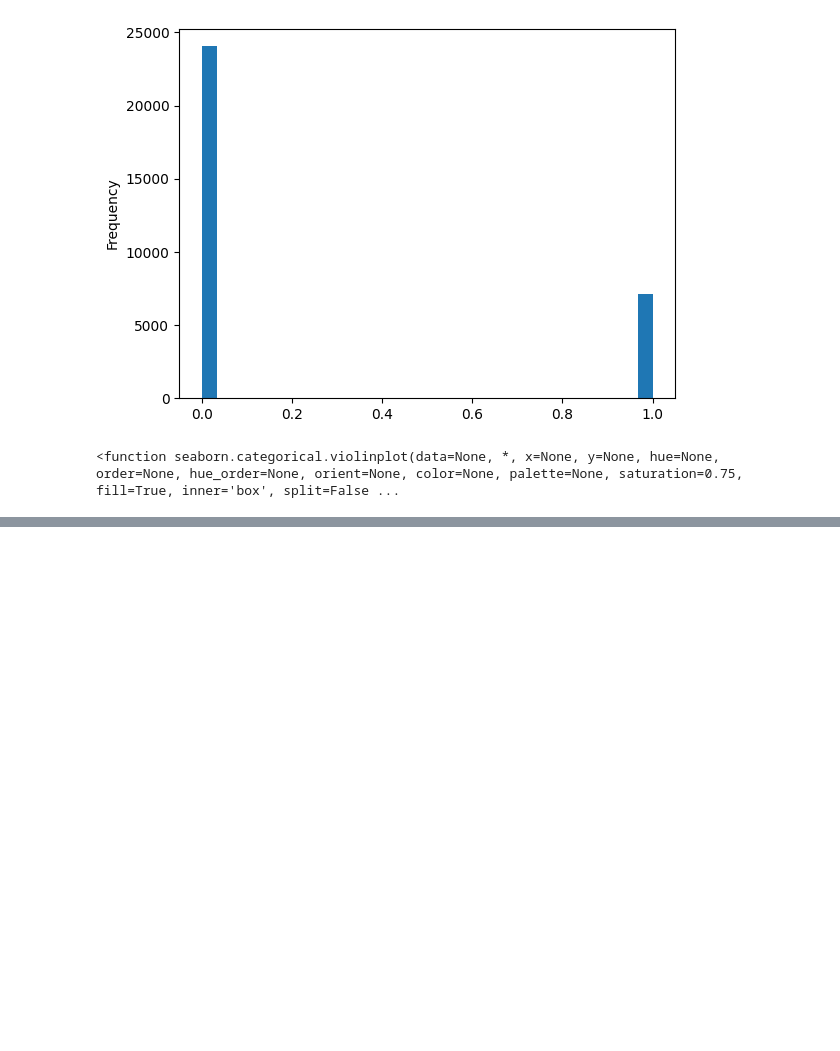
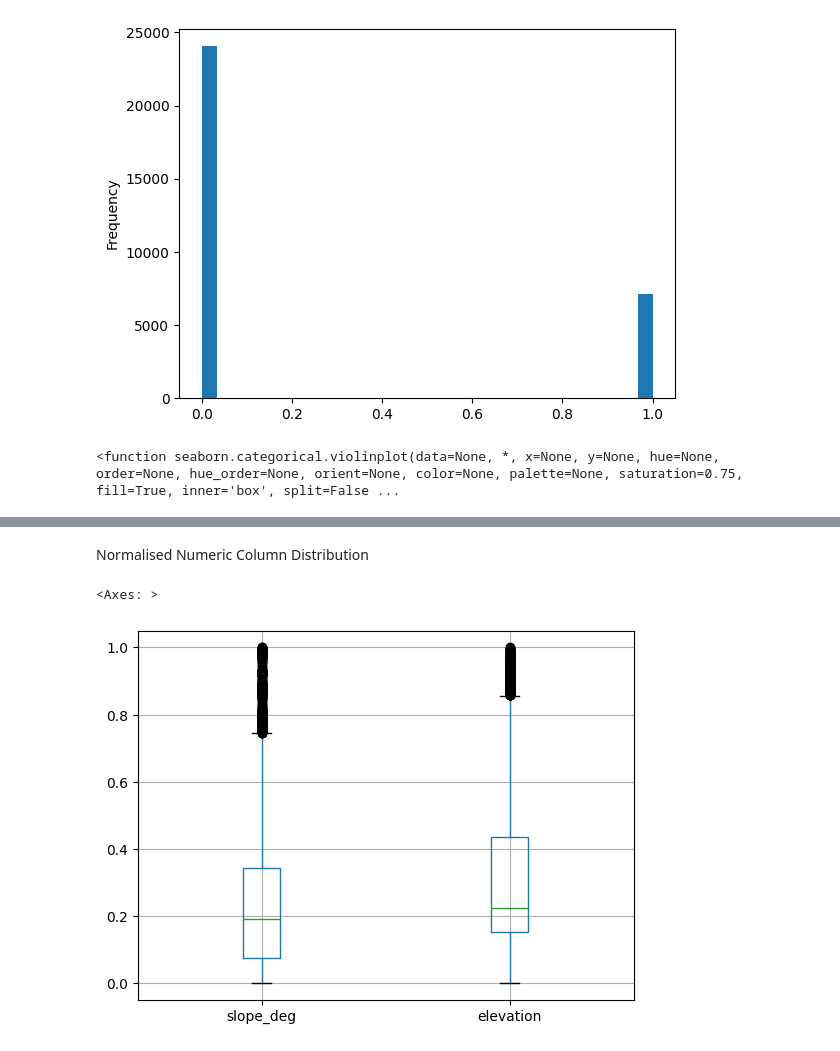
Before and after one commit to jacKlinc/ice-autoATES, a Jupyter notebook: notebooks/analysis-bow-summit.ipynb, the cells around one changed output, grey strips where cells are left out. Cells and saved outputs as stored; diff of their text form; code cells hidden in the pictures; blank space fills up the shorter version.

```diff
--- a/notebooks/analysis-bow-summit.ipynb
+++ b/notebooks/analysis-bow-summit.ipynb
@@ -168,0 +181,18 @@ sns.violinplot
+# %%
+numeric_cols = ["slope_deg", "elevation"]
+zero_heavy_cols = ["fp_alpha", "overhead_count", "forest_bav"]
+# %% [markdown]
+Normalised Numeric Column Distribution
+# %%
+scaled = df.copy()
+
+for column in scaled.columns:
+    scaled[column] = (scaled[column] - scaled[column].min()) / (
+        scaled[column].max() - scaled[column].min()
+    )
+
+
+scaled.boxplot(column=numeric_cols)
+# %% [output]
+<Axes: >
+[figure, added]
```
Also changed, not shown: parts of 14 cells of this notebook.
